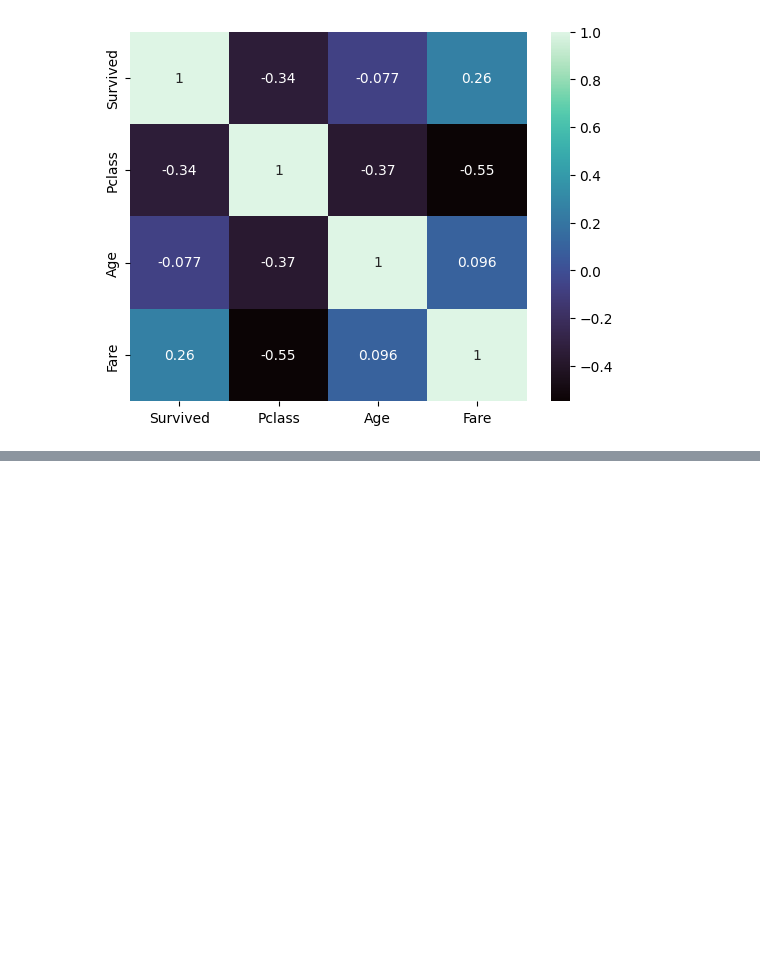
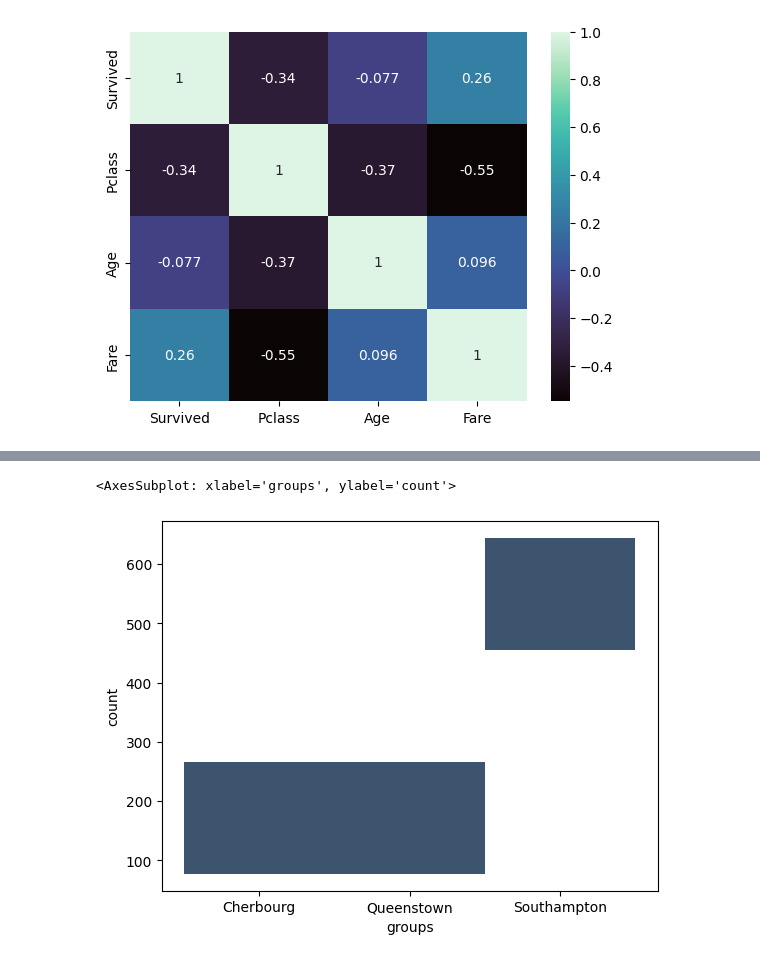
Before and after one commit to primeclassic/hth_fall_program, a Jupyter notebook: Titanic data 11_1_22.ipynb, the cells around one changed output, grey strips where cells are left out. Saved outputs shown, nothing was run; the diff lists cells and outputs as text; code cells hidden in the pictures; blank space fills up the shorter version.

```diff
--- a/Titanic data 11_1_22.ipynb
+++ b/Titanic data 11_1_22.ipynb
@@ -70,0 +147,16 @@ titanic_description =
+# %%
+# Step 5: Create a histogram that shows the distribution of passengers between the three embarking locations: C (Cherbourg), Q (Queenstown), S (Southampton)
+Embarked_Location = {
+"groups" : ['Cherbourg','Queenstown','Southampton'],
+"count" : [
+    (titanic_data['Embarked'] == "C").sum(),
+    (titanic_data['Embarked'] == "Q").sum(),
+    (titanic_data['Embarked'] == "S").sum()
+]
+}
+seaborn.histplot(data = Embarked_Location,x = "groups", y = "count")
+# pandas.DataFrame(Embarked_Location).plot.hist(by='groups')
+# pandas.titanic_description.hist
+# %% [output]
+<AxesSubplot: xlabel='groups', ylabel='count'>
+[figure, added]
```
Also changed, not shown: parts of 8 cells of this notebook, 2 other files.
